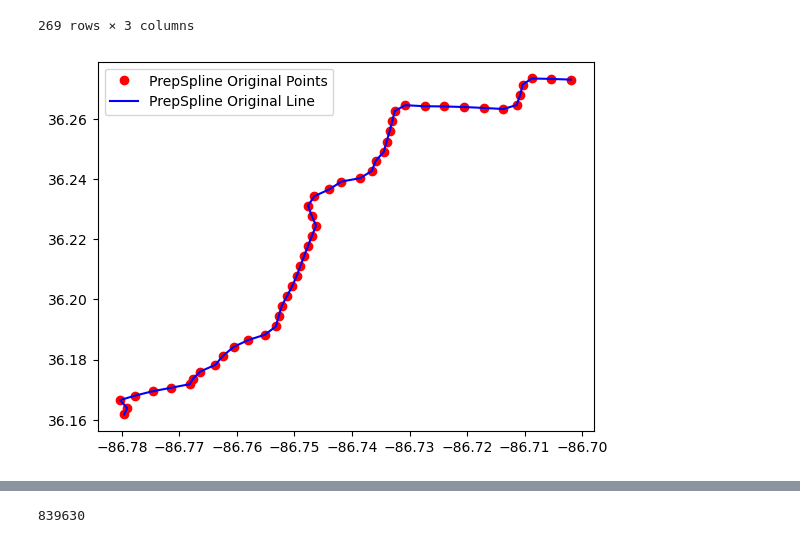
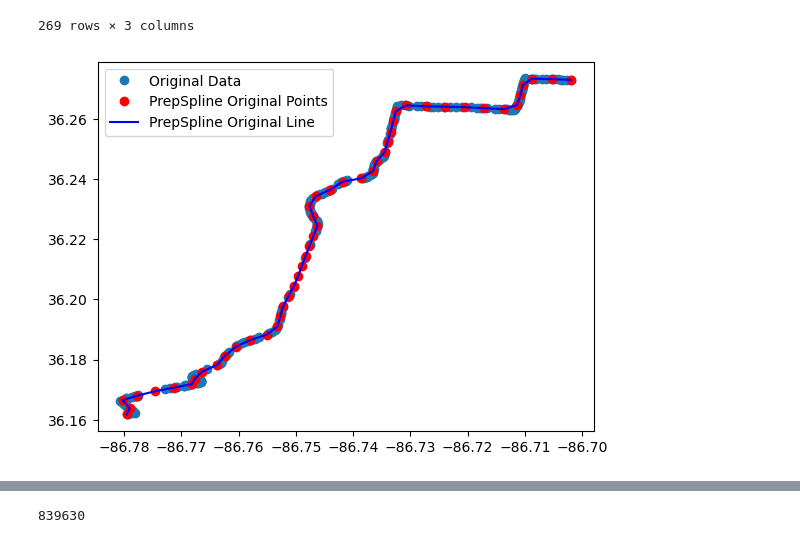
Before and after one commit to ultra-passion-fruit/GAN-EV-Map-Generation, a Jupyter notebook: gan-model.ipynb, the cells around one changed output, grey strips where cells are left out. Drawn from its saved outputs; the diff is of its cells as text; code cells hidden in the pictures.

```diff
--- a/gan-model.ipynb
+++ b/gan-model.ipynb
@@ -383,49 +378,18 @@ y = points_3_sorted_df['lat'].to_numpy()
 # %%
-drop_pc = 0.8
-drop_n = int(np.floor(len(points_3_df)*drop_pc))
-drop_indices = np.random.choice(points_3_df.index, drop_n, replace=False)
-dropped_points_3_df = points_3_df.drop(drop_indices)
-
-x_dropped = dropped_points_3_df['lon'].to_numpy()
-y_dropped = dropped_points_3_df['lat'].to_numpy()
-
-n_interior_knots = 60
-qs = np.linspace(0, 1, n_interior_knots+2)[1:-1]
-knots = np.quantile(x, qs)
-
-# Find the B-spline representation (cubic spline, with some smoothing)
-tck = splrep(x, y, t=knots, s=2, k=3)
-
-# Evaluate the spline at a finer set of points
-x_new = np.linspace(x.min(), x.max(), 269)
-y_smooth = splev(x_new, tck)
-
 # unsorted values
 x_unsorted = points_3_df['lon'].to_numpy()
 y_unsorted = points_3_df['lat'].to_numpy()
 
 # prep
 new_t = np.linspace(0, 1, 50)
 new_tck, u = splprep([x_unsorted, y_unsorted], s=0)
 new_points = splev(new_t, new_tck)
 
-dropped_t = np.linspace(0, 1, 50)
-tck_dropped, u_dropped = splprep([x_dropped, y_dropped], s=0)
-new_points_dropped = splev(dropped_t, tck_dropped)
-
-# interp1d
-f = interp1d(x_unsorted, y_unsorted, kind='linear', assume_sorted=False)
-y_new = f(x_new)
-
 # Plot the original data and the smoothed spline
-# plt.plot(x, y, 'o', label='Original Data')
-# plt.plot(x_dropped, y_dropped, 'o', label='Dropped Data')
-# plt.plot(x_new, y_smooth, label='Smoothed Spline')
-# plt.plot(x_new, y_new, 'o', label='Inter1D')
+plt.plot(x_unsorted, y_unsorted, 'o', label='Original Data')
 plt.plot(new_points[0], new_points[1], 'ro', label='PrepSpline Original Points')
 plt.plot(new_points[0], new_points[1], 'b-', label='PrepSpline Original Line')
-# plt.plot(new_points_dropped[0], new_points_dropped[1], 'g-', label='PrepSpline Dropped Line')
 plt.legend()
 plt.show()
 # %% [output]
-[figure, old version]
+[figure, new version]
```
Also changed, not shown: parts of 6 cells of this notebook, 4 other files.
